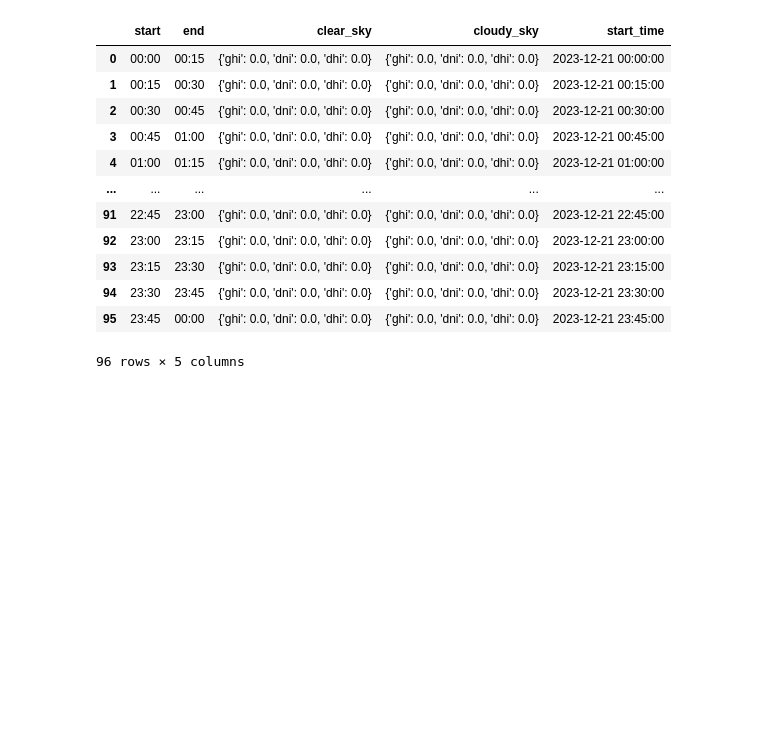
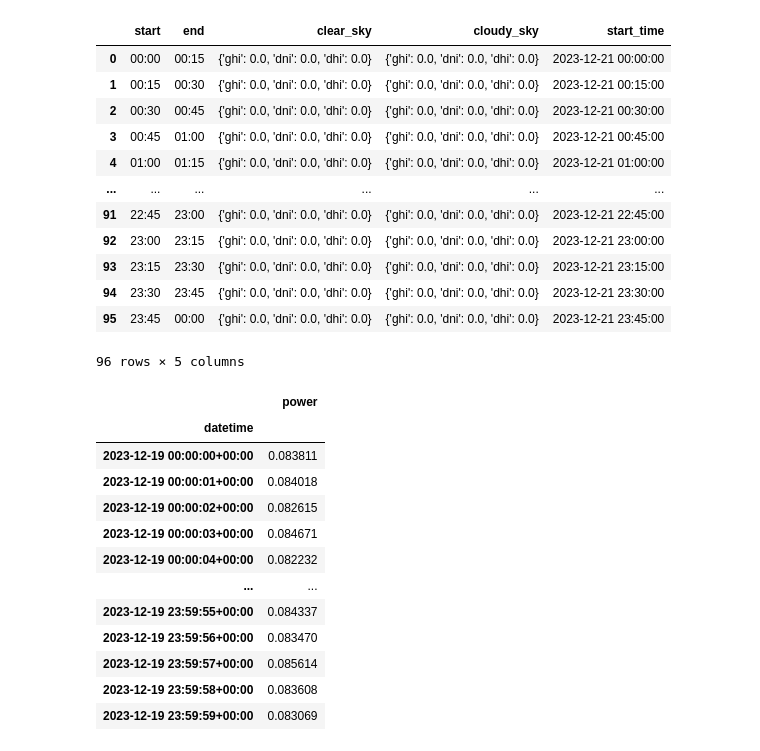
Before and after one commit to tennisnuts/Power-Forecast, a Jupyter notebook: playground.ipynb, the cells around one changed output. Cells and saved outputs as stored; diff of their text form; code cells hidden in the pictures; blank space fills up the shorter version.

Commit message:
created functions to get sensor data based on day

```diff
--- a/playground.ipynb
+++ b/playground.ipynb
@@ -73,3 +75,94 @@ Locally available data used
 | 94 | 23:30 | 23:45 | {'ghi': 0.0, 'dni': 0.0, 'dhi': 0.0} | {'ghi': 0.0, 'dni': 0.0, 'dhi': 0.0} | 2023-12-21 23:30:00 |
 | 95 | 23:45 | 00:00 | {'ghi': 0.0, 'dni': 0.0, 'dhi': 0.0} | {'ghi': 0.0, 'dni': 0.0, 'dhi': 0.0} | 2023-12-21 23:45:00 |
 96 rows × 5 columns
+# %%
+'''
+code to get all the data for a certain day from influxdb
+'''
+# import libraries
+import math
+
+# determine the datetimes to query between
+year = 2023
+month = 12
+day = 19
+start_dt = datetime(year=year, month=month, day=day)
+end_dt = start_dt + pd.Timedelta(days=1)
+
+# work out the start and end lookback times from datetime
+start_lookback = math.floor((pd.Timestamp.now() - start_dt).total_seconds() / 60 + 1)
+end_lookback = math.ceil((pd.Timestamp.now() - end_dt).total_seconds() / 60 - 1)
+
+bucket = "random"
+org = "Empati Limited"
+token = secret.influx_api_key
+# Store the URL of your InfluxDB instance
+url="https://eu-central-1-1.aws.cloud2.influxdata.com/"
+
+# instantiate the client
+client = influxdb_client.InfluxDBClient(
+url=url,
+token=token,
+org=org
+)
+
+# instantiate the query client
+query_api = client.query_api()
+
+# query written in InfluxQL
+query = f'from(bucket:"random")\
+|> range(start: -{start_lookback}m, stop: -{end_lookback}m)\
+|> filter(fn:(r) => r._measurement == "Power")\
+|> filter(fn:(r) => r._field == "value")'
+
+# submit the query
+result = query_api.query(org=org, query=query)
+
+# sort through the query and filter for OLD and NEW
+old_results = []
+new_results = []
+for table in result:
+    for record in table.records:
+        if record.values['appliance'] == 'OLD':
+            old_results.append((record.values['_time'], record.values['_value']))
+        else:
+            new_results.append((record.values['_time'], record.values['_value']))
+
+# put the results into a dataframe and clean up
+old_df = pd.DataFrame(old_results, columns=['time', 'power'])
+new_df = pd.DataFrame(new_results, columns=['time', 'power'])
+
+old_df['datetime'] = pd.to_datetime(old_df['time'])
+old_df['power'] = pd.to_numeric(old_df['power'])
+old_df = old_df.set_index('datetime')
+old_df = old_df.drop(columns=['time'])
+
+new_df['datetime'] = pd.to_datetime(new_df['time'])
+new_df['power'] = pd.to_numeric(new_df['power'])
+new_df = new_df.set_index('datetime')
+new_df = new_df.drop(columns=['time'])
+
+# make the start and end datetimes timezone aware
+start_dt = pytz.utc.localize(start_dt)
+end_dt = pytz.utc.localize(end_dt)
+end_dt = end_dt - pd.Timedelta(seconds=1)
+
+# filter the dataframes to the start and end datetimes
+old_df = old_df[start_dt:end_dt]
+new_df = new_df[start_dt:end_dt]
+
+old_df
+# %% [output]
+|  | power |
+| datetime |  |
+| 2023-12-19 00:00:00+00:00 | 0.083811 |
+| 2023-12-19 00:00:01+00:00 | 0.084018 |
+| 2023-12-19 00:00:02+00:00 | 0.082615 |
+| 2023-12-19 00:00:03+00:00 | 0.084671 |
+| 2023-12-19 00:00:04+00:00 | 0.082232 |
+| ... | ... |
+| 2023-12-19 23:59:55+00:00 | 0.084337 |
+| 2023-12-19 23:59:56+00:00 | 0.083470 |
+| 2023-12-19 23:59:57+00:00 | 0.085614 |
+| 2023-12-19 23:59:58+00:00 | 0.083608 |
+| 2023-12-19 23:59:59+00:00 | 0.083069 |
```
Also changed, not shown: parts of 8 cells of this notebook.
